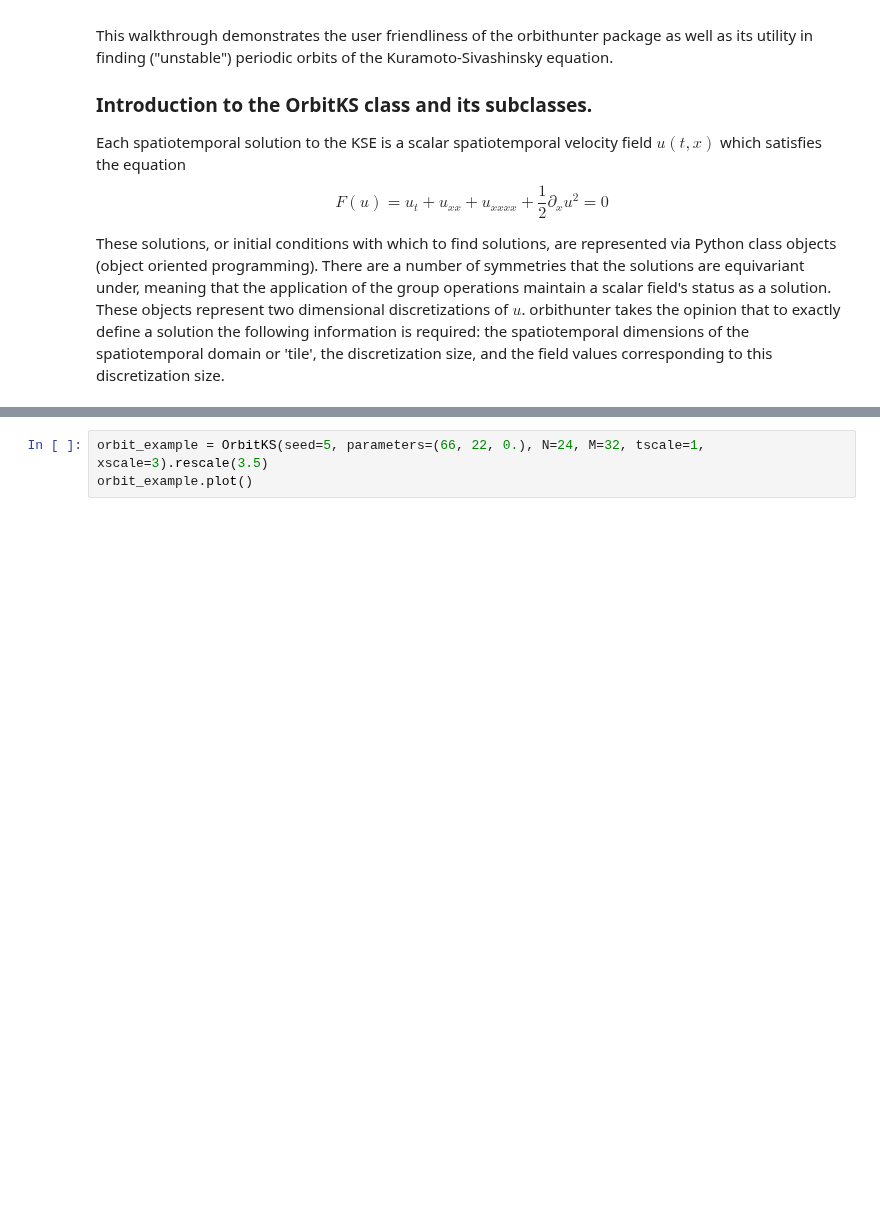
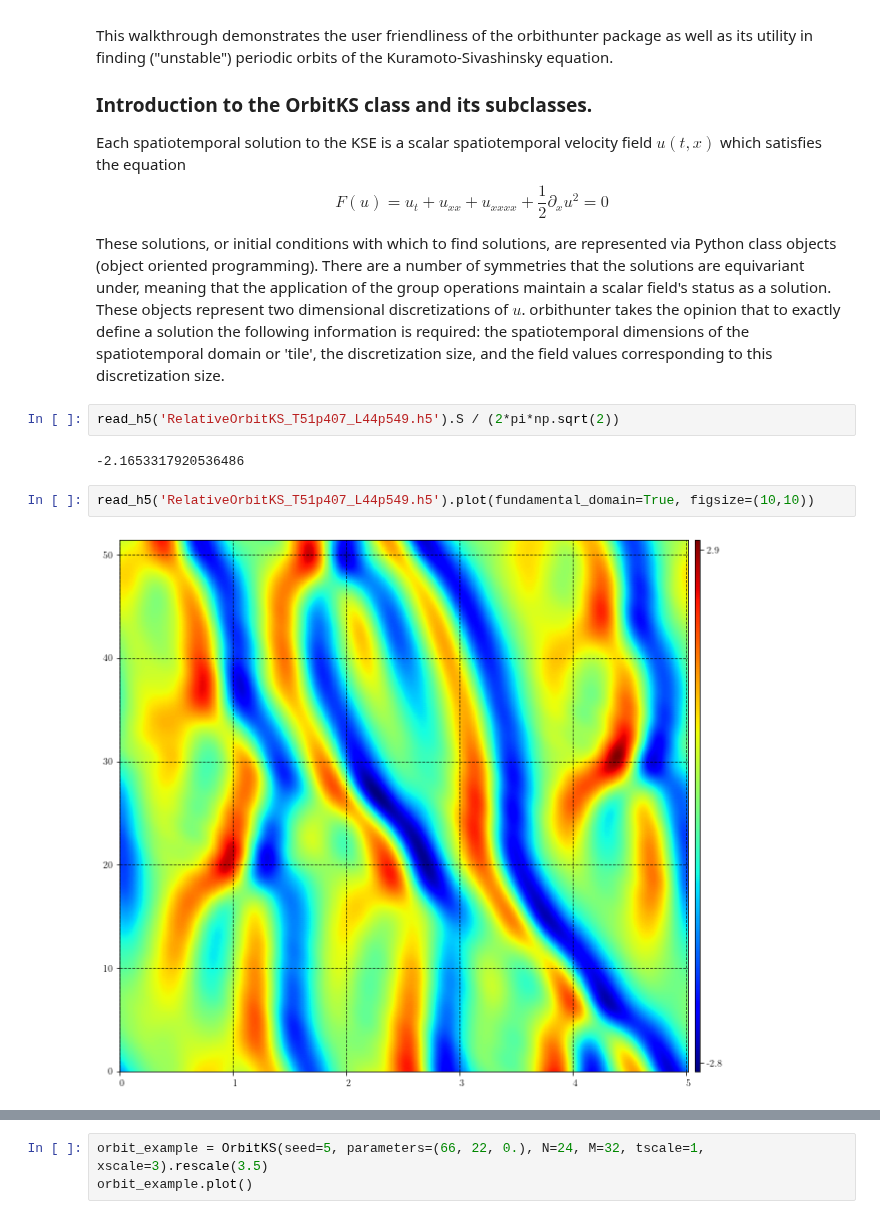
Before and after one commit to chaotic-systems/orbithunter, a Jupyter notebook: notebooks/hunting_demo.ipynb, the cells around one changed output, grey strips where cells are left out. Cells and saved outputs as stored; diff of their text form; blank space fills up the shorter version.

```diff
--- a/notebooks/hunting_demo.ipynb
+++ b/notebooks/hunting_demo.ipynb
@@ -23,3 +23,11 @@ F(u) = u_t + u_{xx}+ u_{xxxx} + \frac{1}{2}\partial_x u^2 = 0
 \end{equation}
 
 These solutions, or initial conditions with which to find solutions, are represented via Python class objects (object oriented programming). There are a number of symmetries that the solutions are equivariant under, meaning that the application of the group operations maintain a scalar field's status as a solution. These objects represent two dimensional discretizations of $u$. orbithunter takes the opinion that to exactly define a solution the following information is required: the spatiotemporal dimensions of the spatiotemporal domain or 'tile', the discretization size, and the field values corresponding to this discretization size.
+# %%
+read_h5('RelativeOrbitKS_T51p407_L44p549.h5').S / (2*pi*np.sqrt(2))
+# %% [output]
+-2.1653317920536486
+# %%
+read_h5('RelativeOrbitKS_T51p407_L44p549.h5').plot(fundamental_domain=True, figsize=(10,10))
+# %% [output]
+[figure, added]
```
Also changed, not shown: parts of 2 cells of this notebook, 36 other files.
